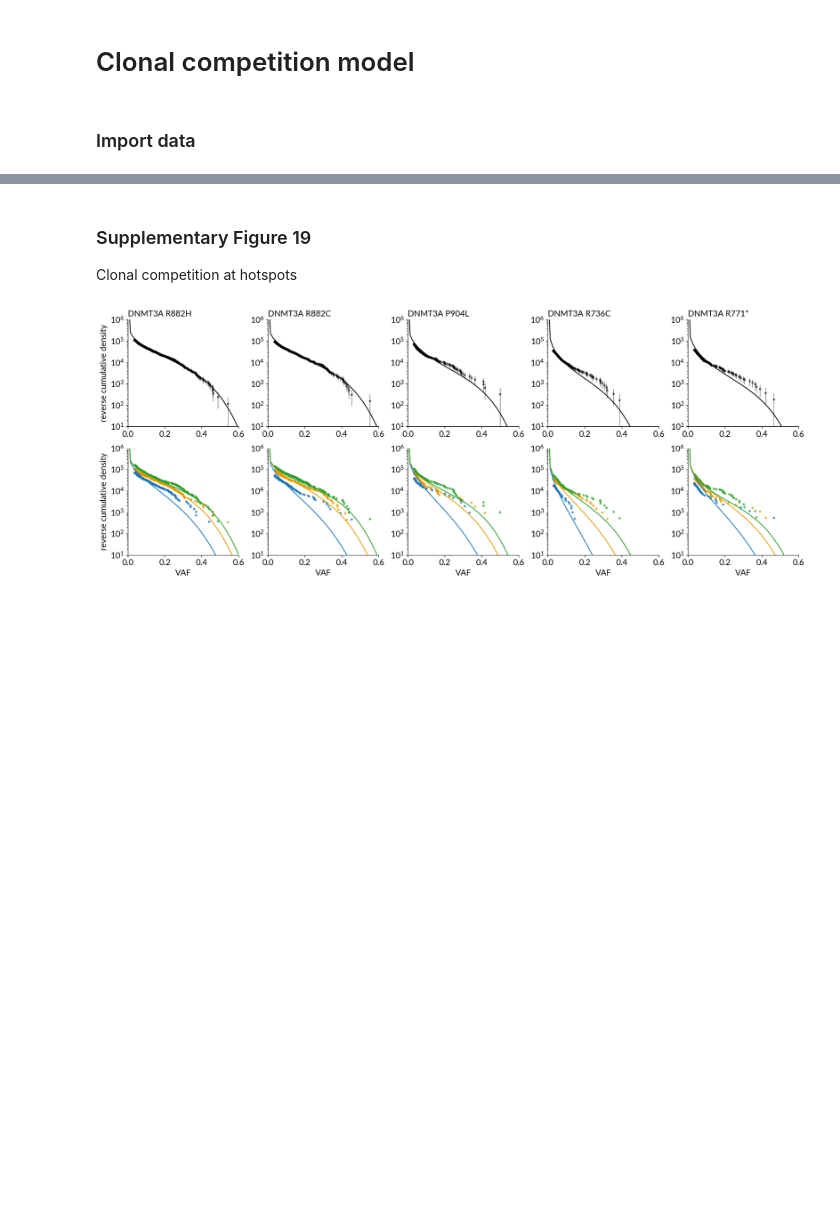
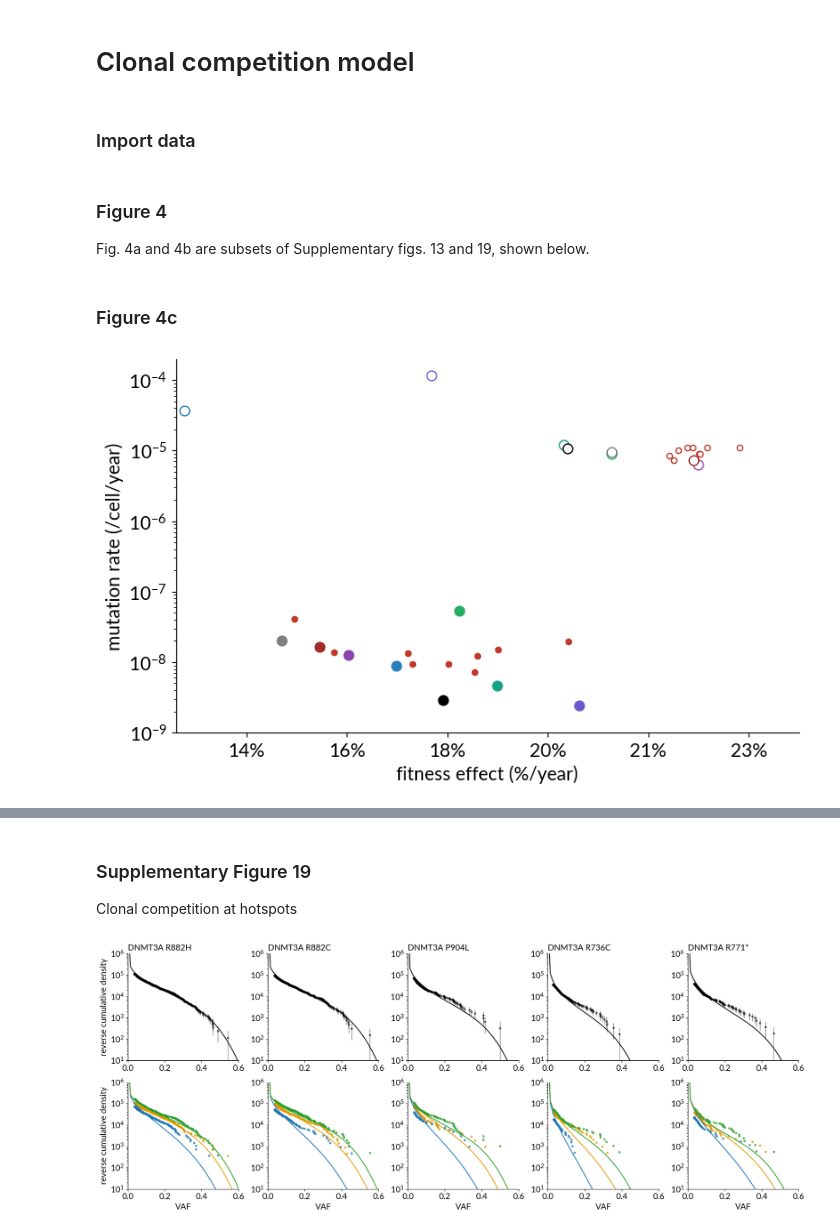
Before and after one commit to the-blundell-lab/AgeRelatedClonalDynamics, a Jupyter notebook: clonal_competition.ipynb, the cells around one changed output, grey strips where cells are left out. Cells and saved outputs as stored; diff of their text form; code cells hidden in the pictures; blank space fills up the shorter version.

Commit message:
added more competition plots

```diff
--- a/clonal_competition.ipynb
+++ b/clonal_competition.ipynb
@@ -63,3 +63,9 @@ ukb_variants_quantiles = pd.merge(ukb_variants, biobank_bins_quantiles[['Age.whe
 ukb_variants_dict = {}
 for varid in ukb_variants_quantiles.varID.unique():
     ukb_variants_dict[varid] = ukb_variants_quantiles[ukb_variants_quantiles['varID'] == varid].reset_index(drop=True)
+# %% [markdown]
+### Figure 4
+
+Fig. 4a and 4b are subsets of Supplementary figs. 13 and 19, shown below.
+# %% [markdown]
+### Figure 4c
@@ -65,0 +102,44 @@ for varid in ukb_variants_quantiles.varID.unique():
+# %%
+# import results files
+clonal_competition_hotspots= pd.read_csv('results_files/competition_hotspots.tsv', sep='\t')
+clonal_competition_genes = pd.read_csv('results_files/competition_genes.tsv', sep='\t')
+
+parameters_clonal_competition = {}
+for varid in clonal_competition_hotspots.gene.unique():
+    mu1, s1, mu2, s2 = clonal_competition_hotspots[clonal_competition_hotspots['gene'] == varid][['mu1', 's1', 'mu2', 's2']].iloc[0].tolist()
+    parameters_clonal_competition[varid] = [mu1, s1, mu2, s2]
+
+
+for gene in clonal_competition_genes.gene.unique():
+    mu1, s1, mu2, s2 = clonal_competition_genes[clonal_competition_genes['gene'] == gene][['mu1', 's1', 'mu2', 's2']].iloc[0].tolist()
+    parameters_clonal_competition[gene] = [mu1, s1, mu2, s2]
+
+fig, ax = plt.subplots(1, 1, figsize=[8, 5])
+
+for varid, [mu1, s1, mu2, s2] in parameters_clonal_competition.items():
+    colour = gene_colour_dict[varid.split(' ')[0]]
+    if varid.split(' ')[0] == 'DNMT3A':
+        size = 20
+    else:
+        size=60
+    ax.scatter(s1, mu1, s=size, edgecolors=colour, facecolors=colour)
+    ax.scatter(s2, mu2, s=size, edgecolors=colour, facecolors='white')
+
+    #if s1 > 0.14:
+    #if len(varid.split(' ')) > 1:
+    #ax.text(s1+0.001, mu1*1.03, varid.split(' ')[1])
+    #else:
+    #ax.text(s1+0.001, mu1*1.03, varid)
+    #ax.text(s2[i], mu2[i], varid.split(' ')[1])
+
+ax.set_yscale('log')
+ax.set_ylim(1e-9)
+ax.set_xlim(0.126, 0.25)
+x_ticks = np.arange(0.14, 0.26, 0.02)
+ax.set_xticks(x_ticks, [str(int(x))+'%' for x in x_ticks*100])
+ax.set_xlabel('fitness effect (%/year)')
+ax.set_ylabel('mutation rate (/cell/year)')
+plt.tight_layout()
+plt.show()
+# %% [output]
+[figure, added]
```
Also changed, not shown: parts of 9 cells of this notebook, 6 other files.
